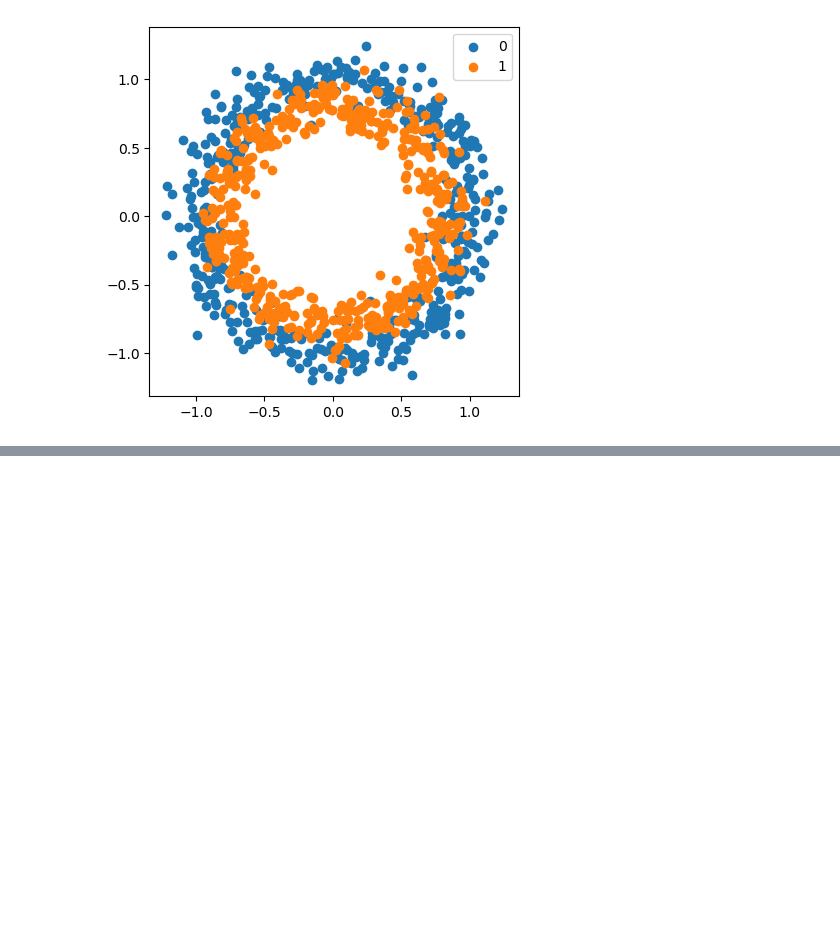
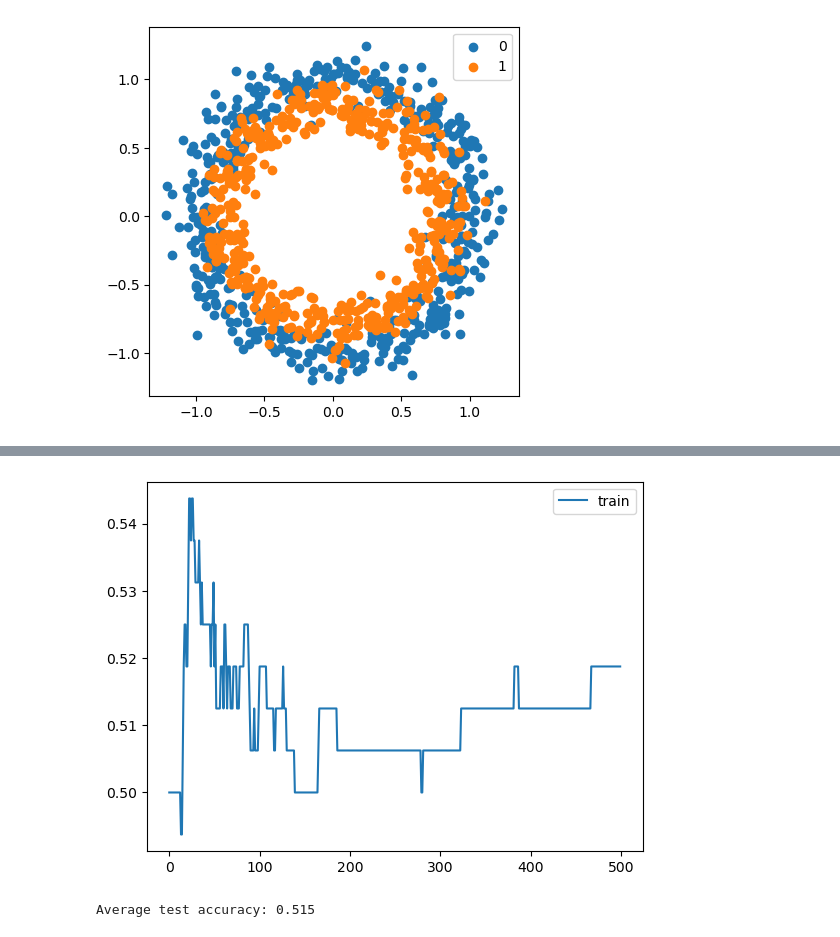
Before and after one commit to helloimlixin/pytorch-tutorials, a Jupyter notebook: Introduction to PyTorch/Fixing the Vanishing Gradient Problem with ReLU.ipynb, the cells around one changed output, grey strips where cells are left out. Cells and saved outputs as stored; diff of their text form; code cells hidden in the pictures; blank space fills up the shorter version.

```diff
--- a/Introduction to PyTorch/Fixing the Vanishing Gradient Problem with ReLU.ipynb
+++ b/Introduction to PyTorch/Fixing the Vanishing Gradient Problem with ReLU.ipynb
@@ -24,0 +57,28 @@ plt.axis('square');
+# %%
+# some common hyperparameters
+max_epochs = 500
+lr = 0.01
+verbose = 1
+# %%
+class MultiLayerPerceptronTanh(torch.nn.Module):
+    def __init__(self):
+        super().__init__()
+        self.mlp =  torch.nn.Sequential(
+            torch.nn.Linear(in_features=2, out_features=5),
+            torch.nn.Tanh(),
+            torch.nn.Linear(in_features=5, out_features=1),
+        )
+
+    def forward(self, x):
+        init_weights(self.mlp)
+        return self.mlp(x)
+# %%
+net_tanh = NeuralNetBinaryClassifier(
+    MultiLayerPerceptronTanh,
+    max_epochs=max_epochs,
+    lr=lr,
+    device=device,
+    verbose=verbose
+)
+# %%
+history_tanh = net_tanh.fit(trainX, trainy)
@@ -24,0 +103,13 @@ plt.axis('square');
+# %%
+plt.plot(history_tanh.history[:, 'valid_acc'], label='train')
+plt.legend()
+plt.show()
+# %% [output]
+[figure, added]
+# %%
+# evaluate the model
+predictions_tanh = net_tanh.predict(testX)
+test_acc_tanh = np.sum(predictions_tanh == testy.astype(int)) / len(testy)
+print(f'Average test accuracy: {test_acc_tanh}')
+# %% [output]
+Average test accuracy: 0.515
```
Also changed, not shown: parts of 34 cells of this notebook.
